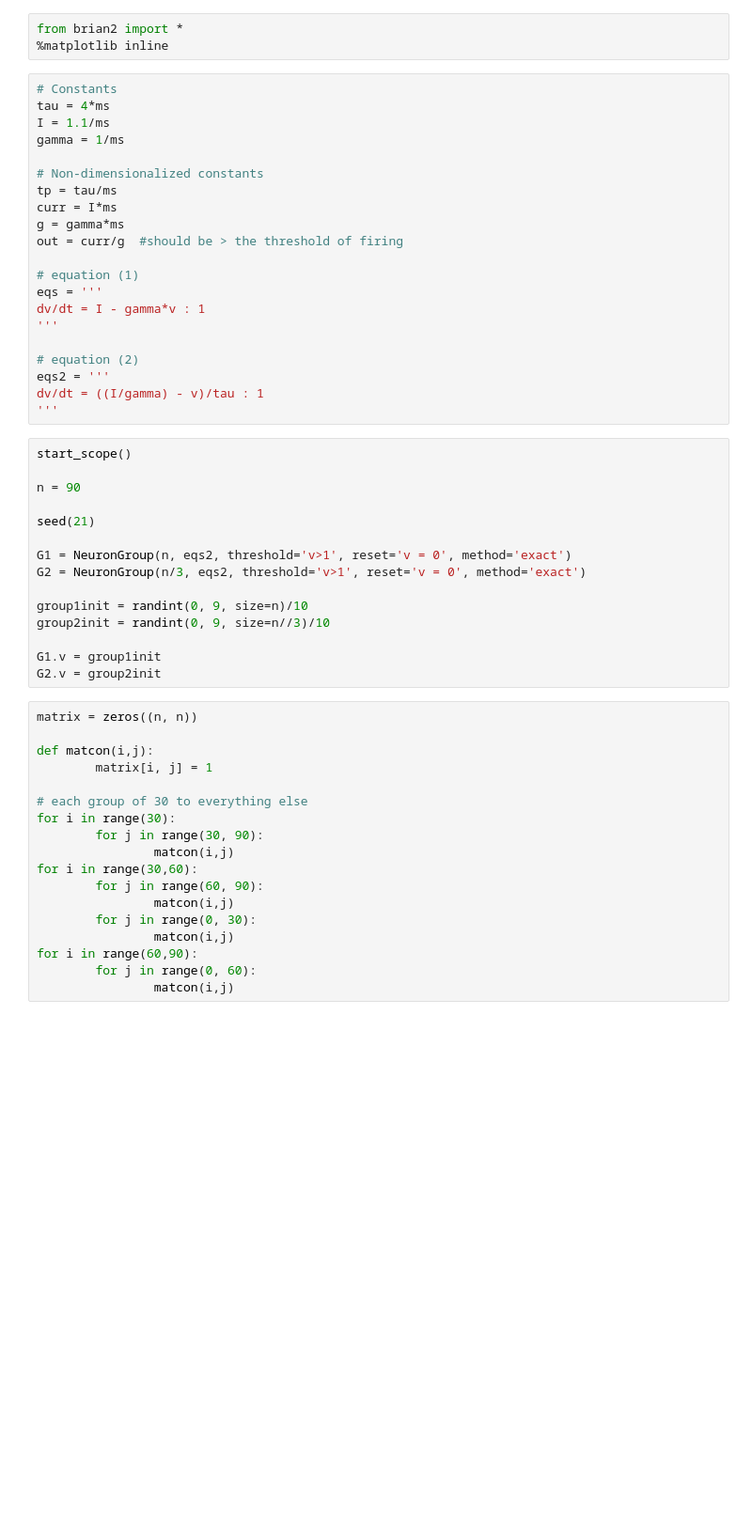
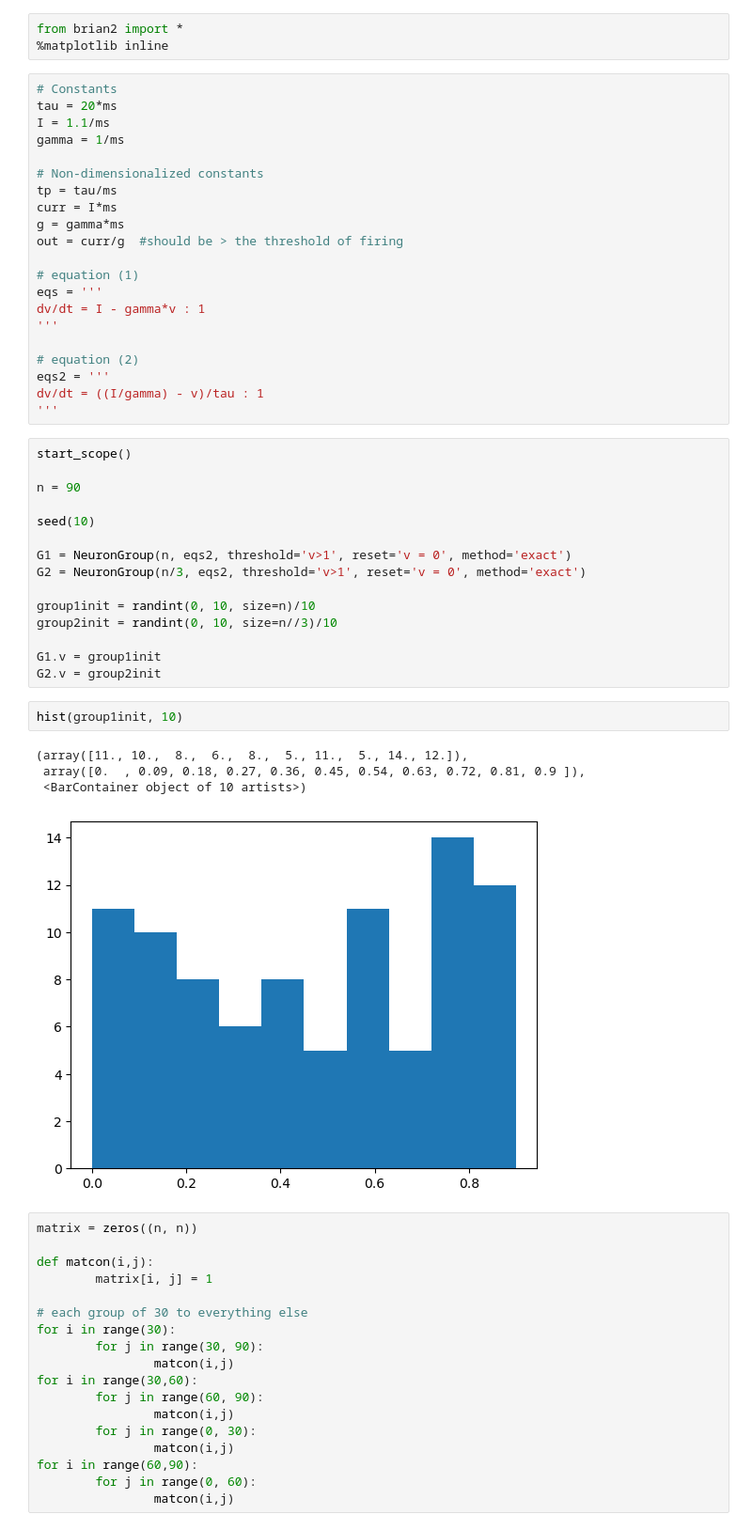
Before and after one commit to ch3rryblossom/sudoku-network, a Jupyter notebook: tripartite.ipynb, the cells around one changed output. Shown at 94% size. Saved outputs shown, nothing was run; the diff lists cells and outputs as text; blank space fills up the shorter version.

```diff
--- a/tripartite.ipynb
+++ b/tripartite.ipynb
@@ -3,7 +3,7 @@ from brian2 import *
 %matplotlib inline
 # %%
 # Constants
-tau = 4*ms
+tau = 20*ms
 I = 1.1/ms
 gamma = 1/ms
 
@@ -27,16 +27,23 @@ start_scope()
 
 n = 90
 
-seed(21)
+seed(10)
 
 G1 = NeuronGroup(n, eqs2, threshold='v>1', reset='v = 0', method='exact')
 G2 = NeuronGroup(n/3, eqs2, threshold='v>1', reset='v = 0', method='exact')
 
-group1init = randint(0, 9, size=n)/10
-group2init = randint(0, 9, size=n//3)/10
+group1init = randint(0, 10, size=n)/10
+group2init = randint(0, 10, size=n//3)/10
 
 G1.v = group1init
 G2.v = group2init
+# %%
+hist(group1init, 10)
+# %% [output]
+(array([11., 10.,  8.,  6.,  8.,  5., 11.,  5., 14., 12.]),
+ array([0.  , 0.09, 0.18, 0.27, 0.36, 0.45, 0.54, 0.63, 0.72, 0.81, 0.9 ]),
+ <BarContainer object of 10 artists>)
+[figure, added]
 # %%
 matrix = zeros((n, n))
 
```
Also changed, not shown: parts of 4 cells of this notebook.
